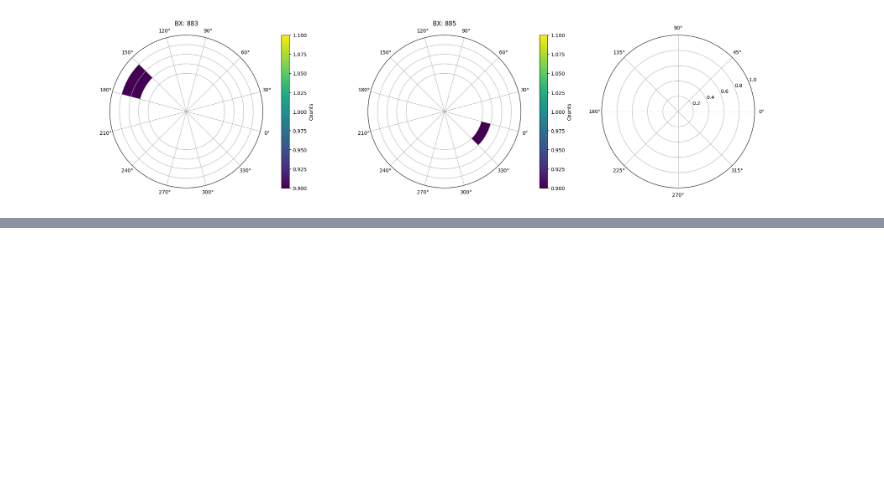
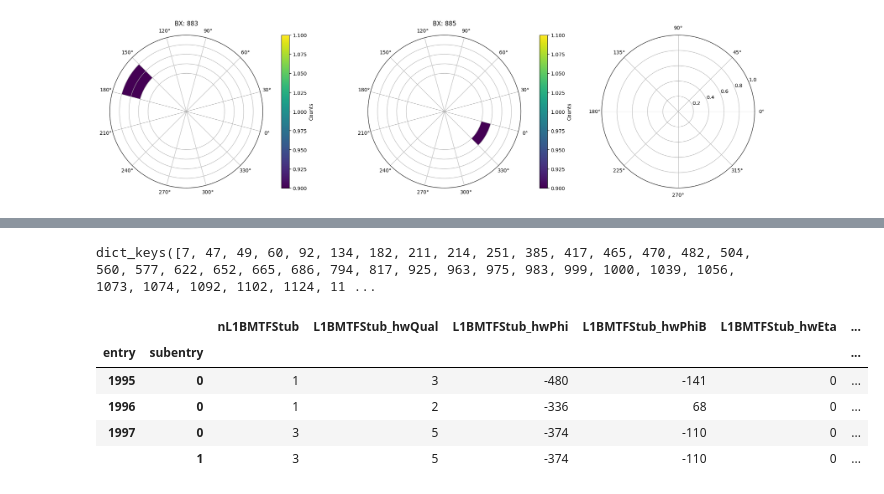
Before and after one commit to GiovanniZago/bxad-test, a Jupyter notebook: sequences_inspector.ipynb, the cells around one changed output, grey strips where cells are left out. Saved outputs shown, nothing was run; the diff lists cells and outputs as text; code cells hidden in the pictures; blank space fills up the shorter version.

Commit message:
finished bx, station selection

```diff
--- a/sequences_inspector.ipynb
+++ b/sequences_inspector.ipynb
@@ -235,0 +209,13 @@ df_out
+# %%
+multi_bx_selection.keys()
+# %% [output]
+dict_keys([7, 47, 49, 60, 92, 134, 182, 211, 214, 251, 385, 417, 465, 470, 482, 504, 560, 577, 622, 652, 665, 686, 794, 817, 925, 963, 975, 983, 999, 1000, 1039, 1056, 1073, 1074, 1092, 1102, 1124, 11 ...
+# %%
+multi_bx_selection[665] # INSPECT HERE
+# %% [output]
+|  |  | nL1BMTFStub | L1BMTFStub_hwQual | L1BMTFStub_hwPhi | L1BMTFStub_hwPhiB | L1BMTFStub_hwEta | ... |
+| entry | subentry |  |  |  |  |  | ... |
+| 1995 | 0 | 1 | 3 | -480 | -141 | 0 | ... |
+| 1996 | 0 | 1 | 2 | -336 | 68 | 0 | ... |
+| 1997 | 0 | 3 | 5 | -374 | -110 | 0 | ... |
+|  | 1 | 3 | 5 | -374 | -110 | 0 | ... |
```
Also changed, not shown: parts of 12 cells of this notebook.
